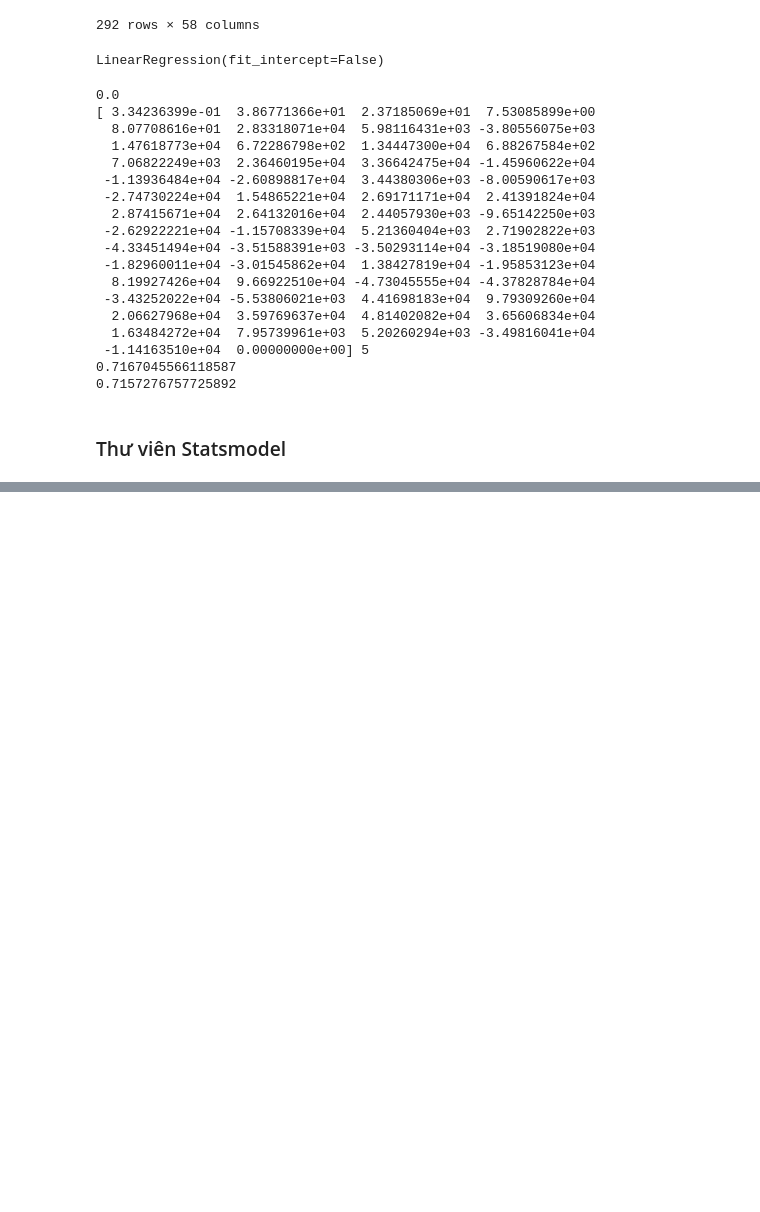
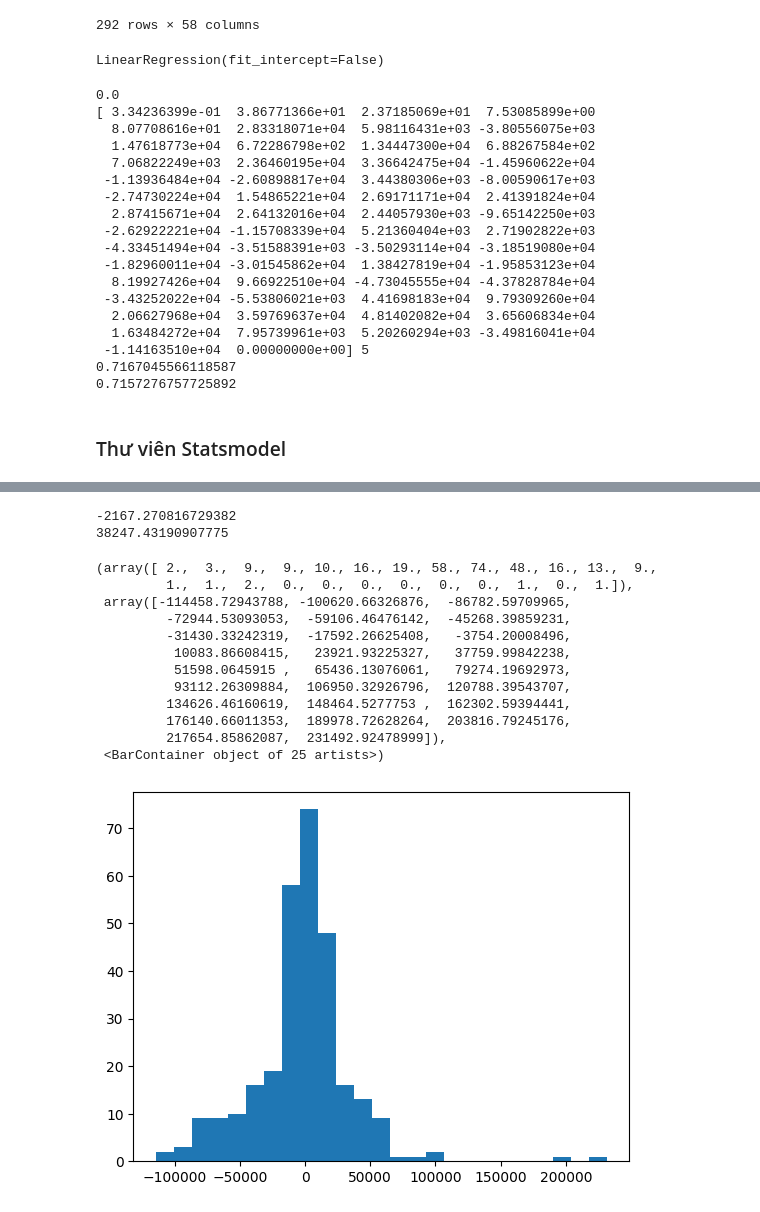
Before and after one commit to codedaoneu/securities_loader, a Jupyter notebook: visualize/Hồi quy đa biến.ipynb, the cells around one changed output, grey strips where cells are left out. Cells and saved outputs as stored; diff of their text form; code cells hidden in the pictures; blank space fills up the shorter version.

```diff
--- a/visualize/Hồi quy đa biến.ipynb
+++ b/visualize/Hồi quy đa biến.ipynb
@@ -245,0 +276,6 @@ Y_pred = res.predict(X_test)
+# %%
+test_result = pd.concat([Y_test, Y_pred], axis=1)
+# %%
+test_result.columns = ["Y_test", "Y_pred"]
+test_result["resid"] = test_result["Y_test"] - test_result["Y_pred"]
+test_result.sort_values(by="resid", ascending=False)
@@ -246 +296,26 @@ Y_pred = res.predict(X_test)
+# %%
+# Sai số trung bình của tập test:
+print(test_result["resid"].mean())
+print(test_result["resid"].std())
+# %% [output]
+-2167.270816729382
+38247.43190907775
+# %%
+# Phân phối của phần dư
+
+plt.hist(test_result["resid"], 25)
+# %% [output]
+(array([ 2.,  3.,  9.,  9., 10., 16., 19., 58., 74., 48., 16., 13.,  9.,
+         1.,  1.,  2.,  0.,  0.,  0.,  0.,  0.,  0.,  1.,  0.,  1.]),
+ array([-114458.72943788, -100620.66326876,  -86782.59709965,
+         -72944.53093053,  -59106.46476142,  -45268.39859231,
+         -31430.33242319,  -17592.26625408,   -3754.20008496,
+          10083.86608415,   23921.93225327,   37759.99842238,
+          51598.0645915 ,   65436.13076061,   79274.19692973,
+          93112.26309884,  106950.32926796,  120788.39543707,
+         134626.46160619,  148464.5277753 ,  162302.59394441,
+         176140.66011353,  189978.72628264,  203816.79245176,
+         217654.85862087,  231492.92478999]),
+ <BarContainer object of 25 artists>)
+[figure, added]
 # %%
```
Also changed, not shown: parts of 5 cells of this notebook.
